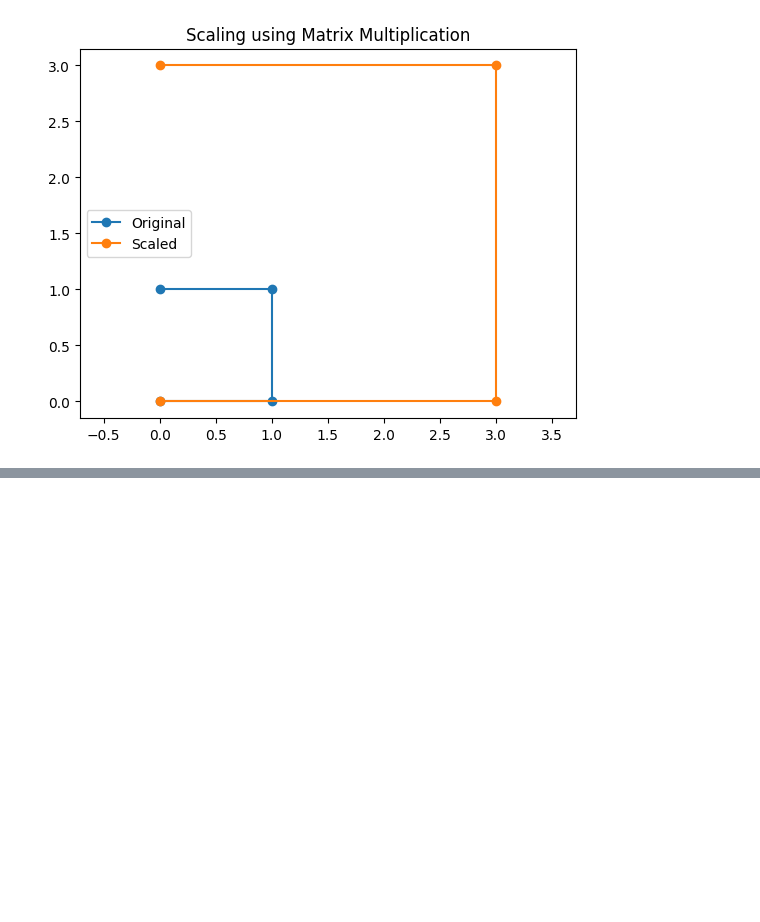
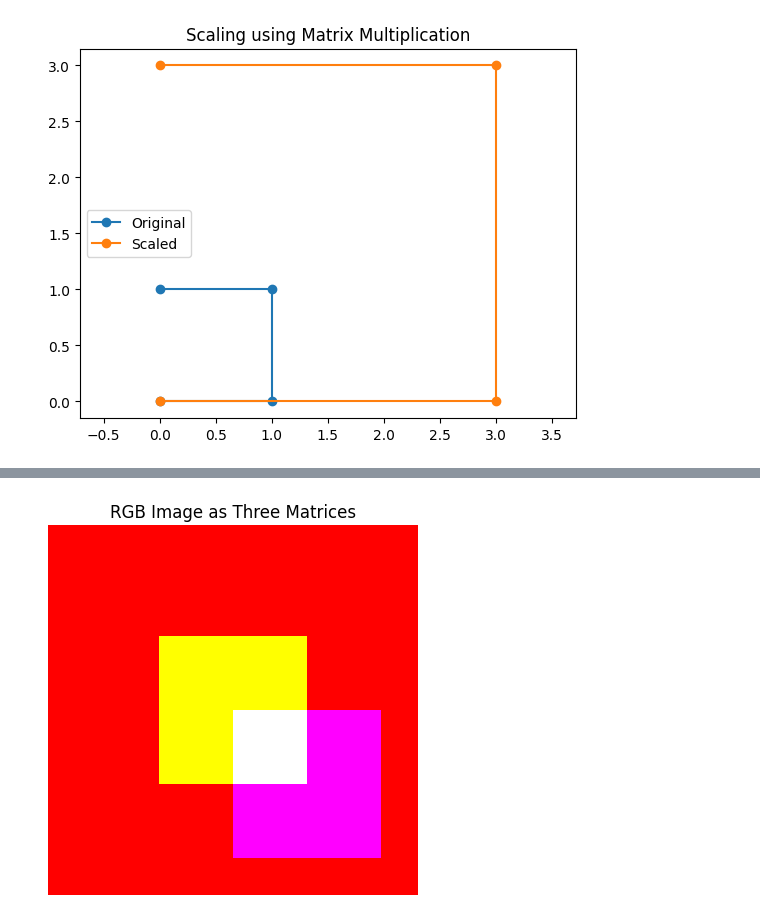
Before and after one commit to Alucardvolxe/test, a Jupyter notebook: test.ipynb, the cells around one changed output, grey strips where cells are left out. Saved outputs shown, nothing was run; the diff lists cells and outputs as text; code cells hidden in the pictures; blank space fills up the shorter version.

```diff
--- a/test.ipynb
+++ b/test.ipynb
@@ -180,0 +198,22 @@ plt.show()
+# %%
+import numpy as np
+import matplotlib.pyplot as plt
+
+# Create a 10x10 RGB image
+image_rgb = np.zeros((10, 10, 3))
+
+# Red channel
+image_rgb[:, :, 0] = 1.0   # full red
+
+# Green channel
+image_rgb[3:7, 3:7, 1] = 1.0
+
+# Blue channel
+image_rgb[5:9, 5:9, 2] = 1.0
+
+plt.imshow(image_rgb)
+plt.title("RGB Image as Three Matrices")
+plt.axis('off')
+plt.show()
+# %% [output]
+[figure, added]
```
Also changed, not shown: parts of 8 cells of this notebook, 3 other files.
